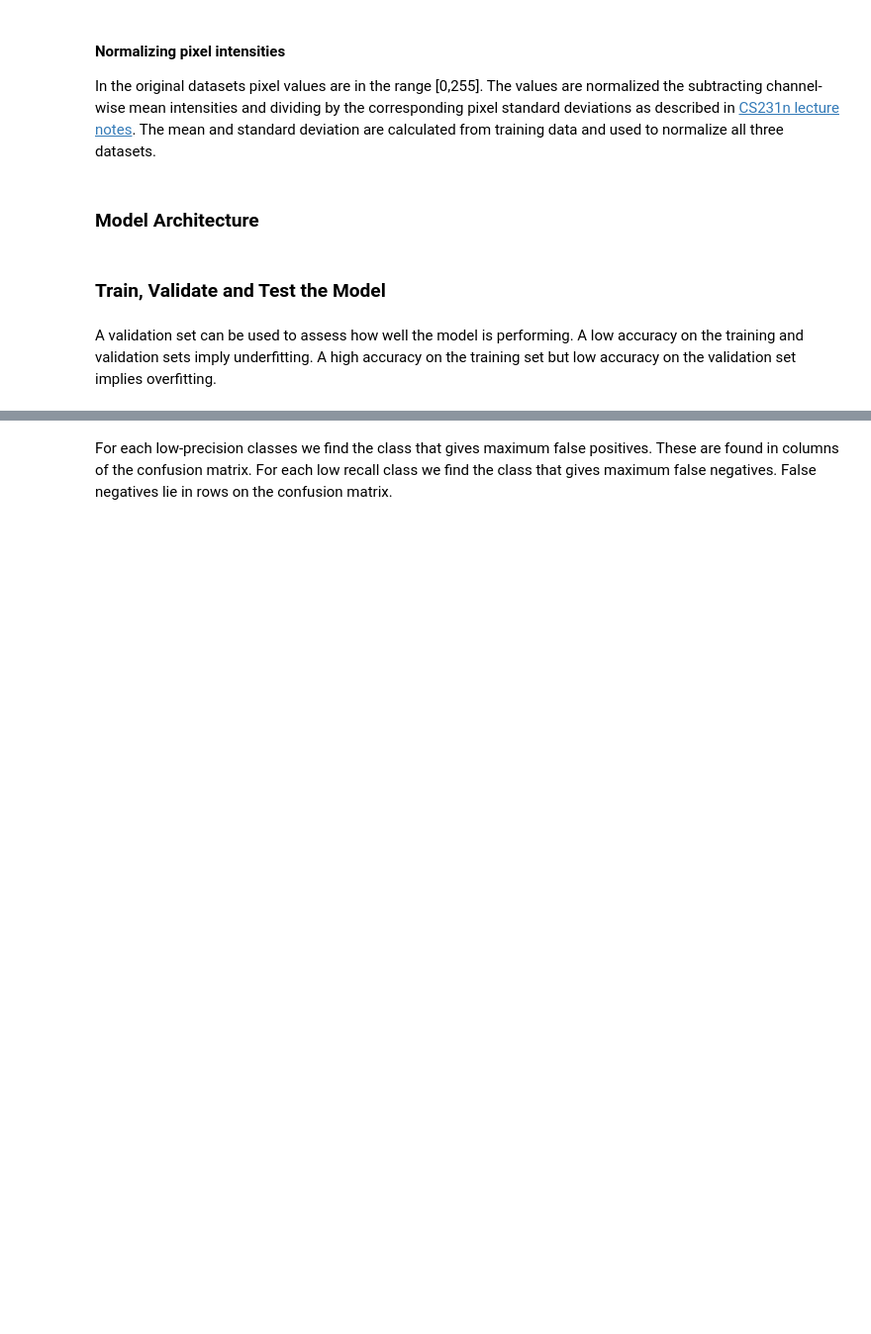
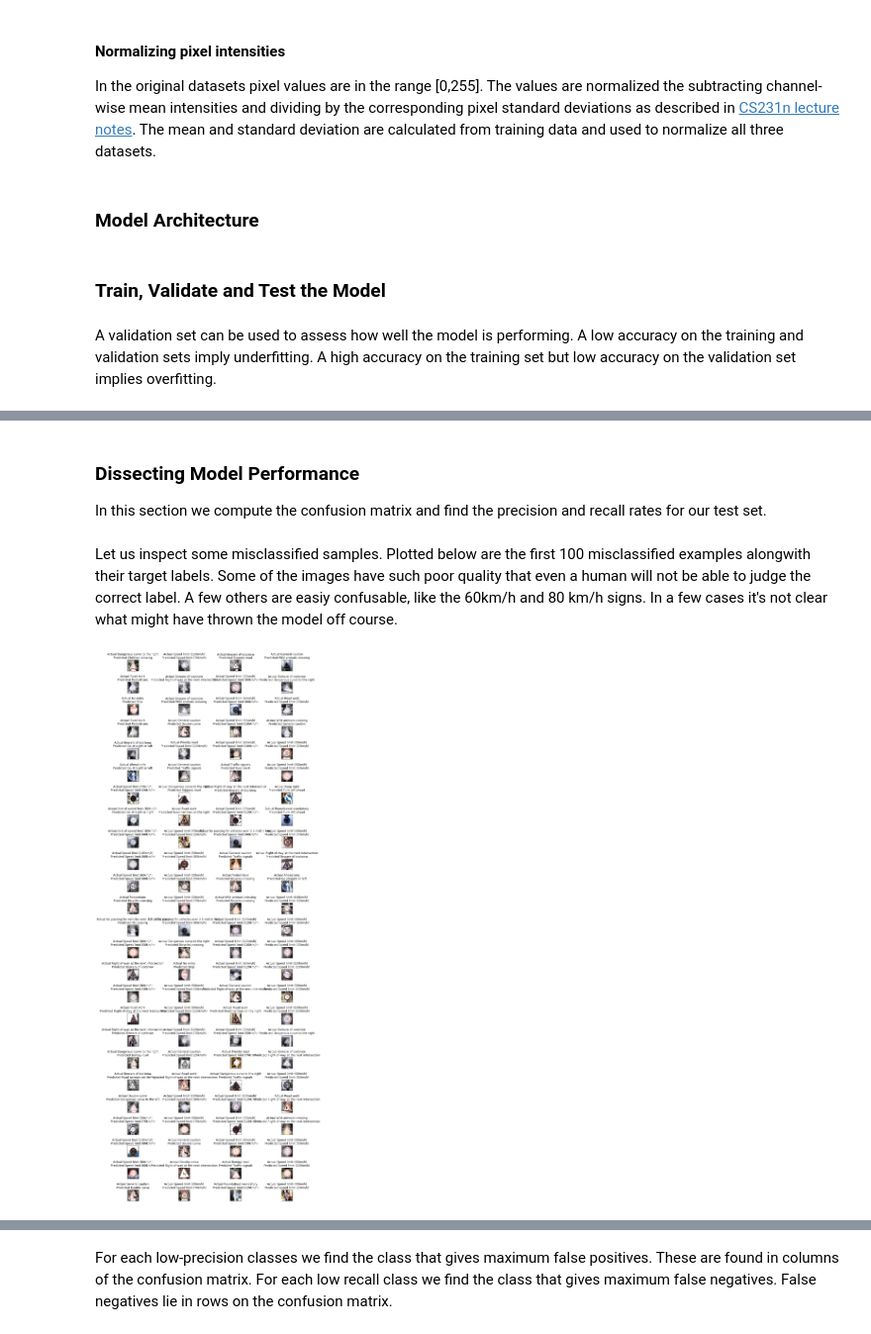
Before and after one commit to farhanhubble/traffic-signs-recognizer, a Jupyter notebook: Traffic_Sign_Classifier.ipynb, the cells around one changed output, grey strips where cells are left out. Shown at 99% size. Cells and saved outputs as stored; diff of their text form; code cells hidden in the pictures; blank space fills up the shorter version.

```diff
--- a/Traffic_Sign_Classifier.ipynb
+++ b/Traffic_Sign_Classifier.ipynb
@@ -587,3 +598,6 @@ saver.restore(session,tf.train.latest_checkpoint('.') )
+# %% [markdown]
+### Dissecting Model Performance
+In this section we compute the confusion matrix and find the precision and recall rates for our test set.
 # %%
 # Compute key metrics.
 from tqdm import tqdm
@@ -621,3 +635,5 @@ def compute_key_metrics(sess,X_data,y_data):
     return {'confmat':confusion_matrix, 'predicted_labels':predicted_labels, 'precision':precision,'recall':recall, 'specificity':specificity}
 # %%
 metrics = compute_key_metrics(session,X_test_norm,y_test)
+# %% [markdown]
+Let us inspect some misclassified samples. Plotted below are the first 100 misclassified examples alongwith their target labels. Some of the images have such poor quality that even a human will not be able to judge the correct label. A few others are easiy confusable, like the 60km/h and 80 km/h signs. In a few cases it's not clear what might have thrown the model off course.
@@ -623,0 +645,16 @@ metrics = compute_key_metrics(session,X_test_norm,y_test)
+# %%
+misclassified_idx = np.where(np.not_equal(y_test,metrics['predicted_labels']))
+M = X_test[misclassified_idx][:100]
+
+gs = gridspec.GridSpec(25, 4,top=8., bottom=0., right=2., left=0., hspace=1,wspace=0.05)
+
+for i,g in enumerate(gs):
+    ax = plt.subplot(g)
+    ax.imshow(M[i])
+    ax.set_title("Actual {}\nPredicted {}".format(sign_names[y_test[misclassified_idx][i]][1],
+                                                        sign_names[predicted_labels[misclassified_idx][i]][1]))
+    ax.set_xticks([])
+    ax.set_yticks([])
+plt.show()
+# %% [output]
+[figure, added]
```
Also changed, not shown: parts of 20 cells of this notebook, 3 other files.
